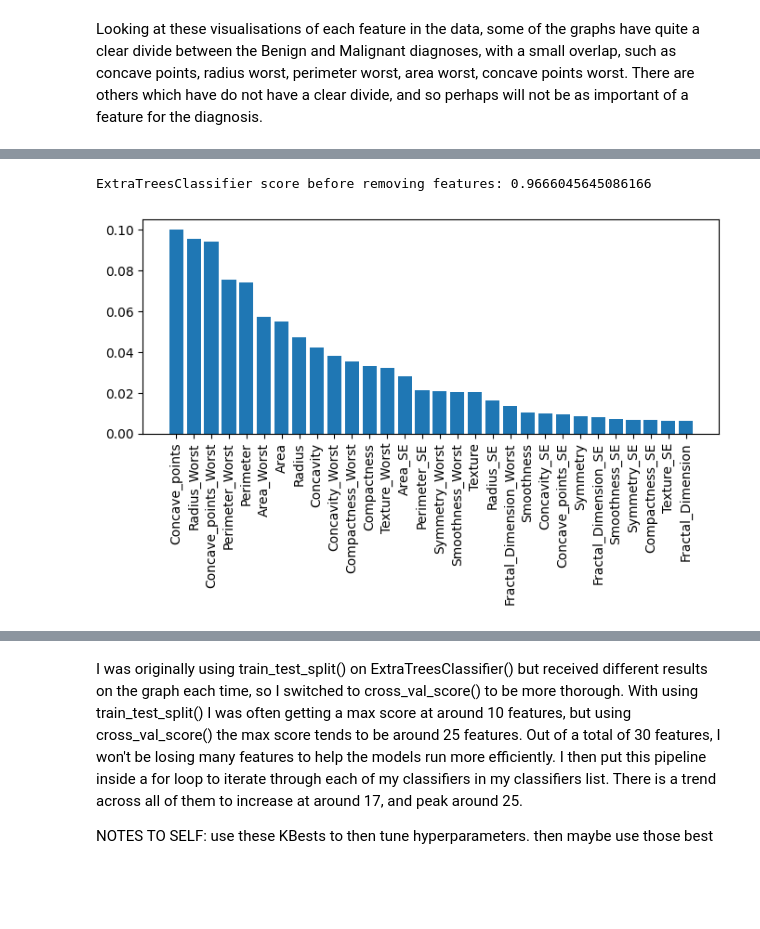
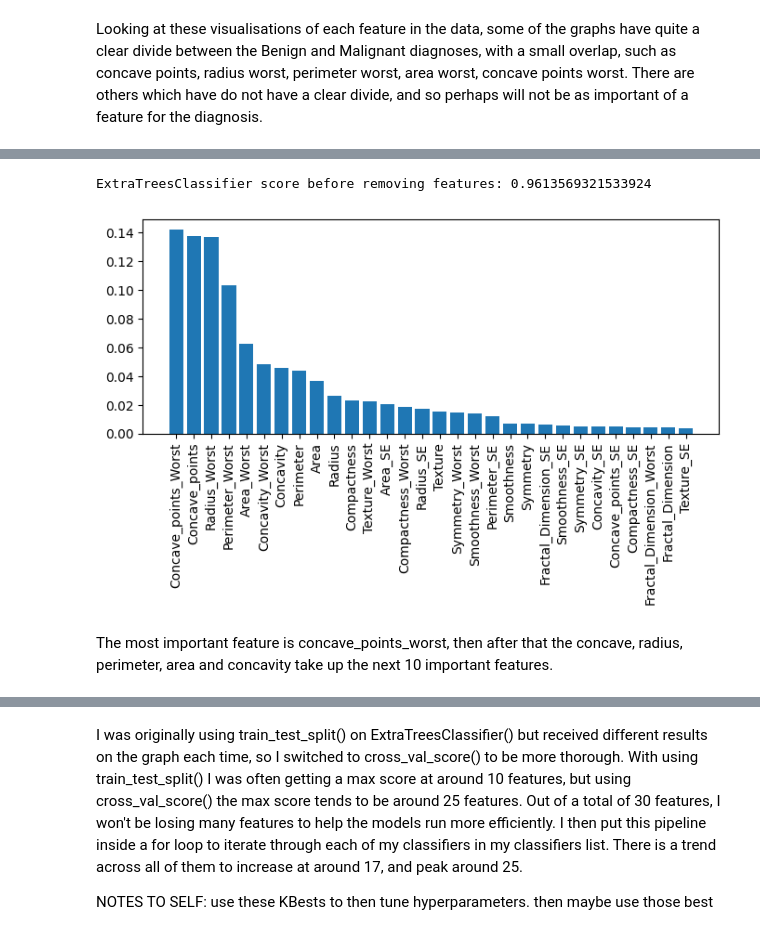
Before and after one commit to DenisBrice/MLProject, a Jupyter notebook: ML_jupyter.ipynb, the cells around one changed output, grey strips where cells are left out. Saved outputs shown, nothing was run; the diff lists cells and outputs as text; code cells hidden in the pictures; blank space fills up the shorter version.

```diff
--- a/ML_jupyter.ipynb
+++ b/ML_jupyter.ipynb
@@ -188,30 +267,33 @@ RandomForestRegressor score: 0.8545146413363904
 # %%
 # 4. Feature Engineering
 
 y = df['Diagnosis']
 X = df.drop('Diagnosis', axis=1)
 
-# As I learned earlier, all my features are numerical, so I don't need to encode them, but I will scale them.
+# Scaling my numerical features
 scaler = StandardScaler()
 X_scaled = scaler.fit_transform(X)
 X_scaled = pd.DataFrame(X_scaled, columns=X.columns)
 
 X_train, X_test, y_train, y_test = train_test_split(X_scaled, y, test_size=0.2, random_state=42)
-etc1 = ExtraTreesClassifier()
-etc1.fit(X_train, y_train)
-#print(f"ExtraTreesClassifier score before removing features: {etc1.score(X_test, y_test)}")
+rfc = RandomForestClassifier()
+rfc.fit(X_train, y_train)
+#print(f"ExtraTreesClassifier score before removing features: {rfc.score(X_test, y_test)}")
 
-etc_score = cross_val_score(etc1, X_scaled, y, cv=5)
+etc_score = cross_val_score(rfc, X_scaled, y, cv=5)
 print(f"ExtraTreesClassifier score before removing features: {etc_score.mean()}")
 
-importances = etc1.feature_importances_
+# visualizing feature importance
+importances = rfc.feature_importances_
 indices = np.argsort(importances)[::-1]
 plt.figure(figsize=(8, 3))
 plt.bar(range(X_train.shape[1]), importances[indices])
 plt.xticks(range(X_train.shape[1]), X_train.columns[indices], rotation=90)
 plt.show()
 # %% [output]
-ExtraTreesClassifier score before removing features: 0.9666045645086166
+ExtraTreesClassifier score before removing features: 0.9613569321533924
-[figure, old version]
+[figure, new version]
+# %% [markdown]
+The most important feature is concave_points_worst, then after that the concave, radius, perimeter, area and concavity take up the next 10 important features.
 # %%
 # Using pipeline and SelectKBest to find the optimal amount of usable features.
```
Also changed, not shown: parts of 25 cells of this notebook, 3 other files.
